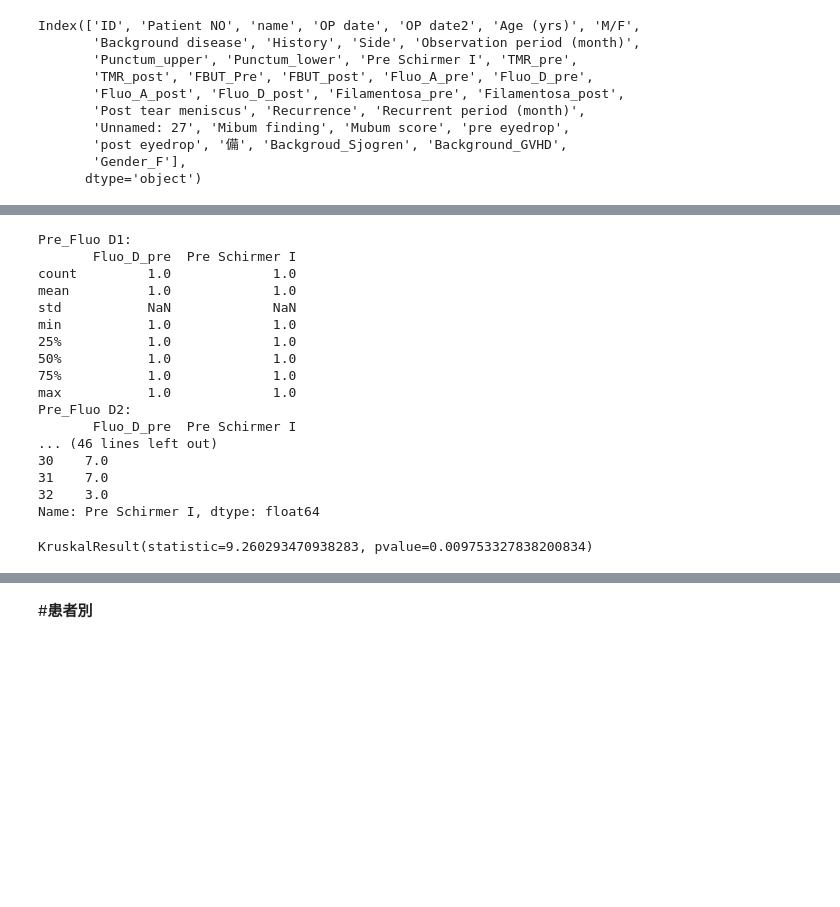
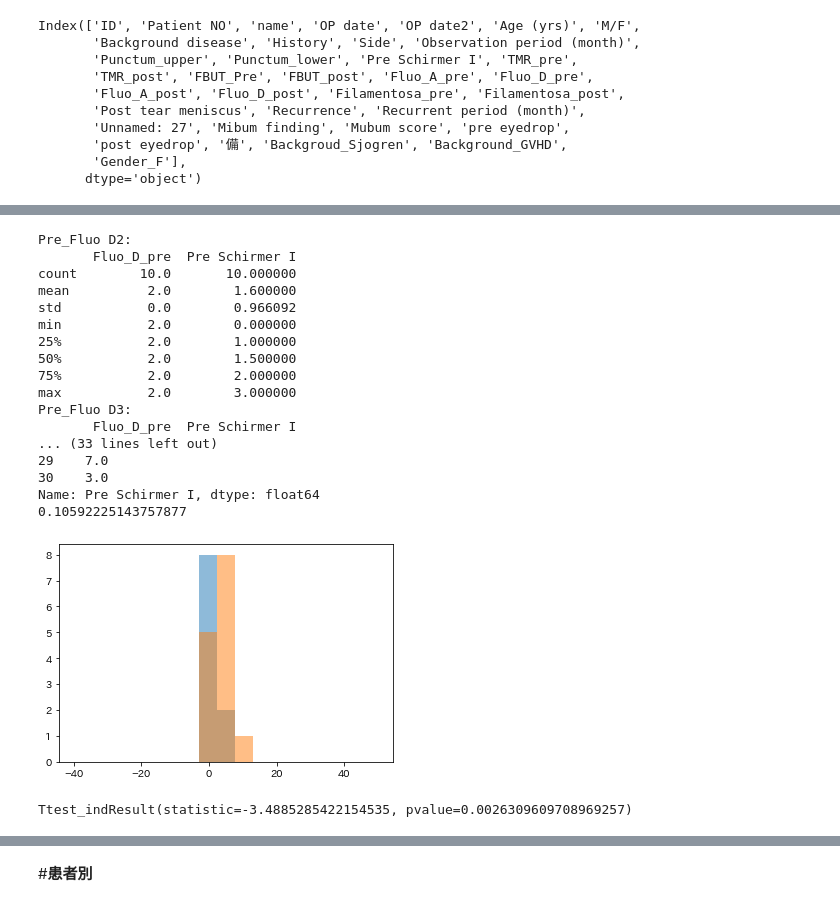
Before and after one commit to ykitaguchi77/statistics_for_articles, a Jupyter notebook: Canalicular_excision.ipynb, the cells around one changed output, grey strips where cells are left out. Cells and saved outputs as stored; diff of their text form; code cells hidden in the pictures; blank space fills up the shorter version.

```diff
--- a/Canalicular_excision.ipynb
+++ b/Canalicular_excision.ipynb
@@ -345,51 +349,59 @@ df_Z.corr()
 # %%
 from scipy import stats
+import matplotlib.pyplot as plt
+
 df_Kruskal = df_long[["Fluo_D_pre", "Pre Schirmer I"]]
-A = df_Kruskal.query("Fluo_D_pre == 1")
 B = df_Kruskal.query("Fluo_D_pre == 2")
 C = df_Kruskal.query("Fluo_D_pre == 3")
-print("Pre_Fluo D1:")
-print(A.describe())
 print("Pre_Fluo D2:")
 print(B.describe())
 print("Pre_Fluo D3:")
 print(C.describe())
 
-
-x = A["Pre Schirmer I"]
 y = B["Pre Schirmer I"]
 z = C["Pre Schirmer I"]
 
-print("Pre_Fluo D1:")
-print(x)
 print("Pre_Fluo D2:")
 print(y)
 print("Pre_Fluo D3:")
 print(z)
 
+# visualize
+bins = np.linspace(-40,50,18)
+plt.hist(y,bins,alpha=0.5)
+plt.hist(z,bins,alpha=0.5)
 
-stats.kruskal(x, y, z)
+# hypothesis testing
+result = stats.mannwhitneyu(x,y)
+print(result.pvalue)
 
-#--> シルマー値が低いほど、術前の角膜上皮障害が強い
+plt.show()
+
+#Welchのt検定
+stats.ttest_ind(y,z, equal_var = False)
+
+
+#--> シルマー値が高いほど、術前の角膜上皮障害が強い、となり実情にそぐわない
 # %% [output]
-Pre_Fluo D1:
-       Fluo_D_pre  Pre Schirmer I
-count         1.0             1.0
-mean          1.0             1.0
-std           NaN             NaN
-min           1.0             1.0
-25%           1.0             1.0
-50%           1.0             1.0
-75%           1.0             1.0
-max           1.0             1.0
 Pre_Fluo D2:
        Fluo_D_pre  Pre Schirmer I
-... (46 lines left out)
-30    7.0
-31    7.0
-32    3.0
+count        10.0       10.000000
+mean          2.0        1.600000
+std           0.0        0.966092
+min           2.0        0.000000
+25%           2.0        1.000000
+50%           2.0        1.500000
+75%           2.0        2.000000
+max           2.0        3.000000
+Pre_Fluo D3:
+       Fluo_D_pre  Pre Schirmer I
+... (33 lines left out)
+29    7.0
+30    3.0
 Name: Pre Schirmer I, dtype: float64
+0.10592225143757877
+[figure, added]
-KruskalResult(statistic=9.260293470938283, pvalue=0.009753327838200834)
+Ttest_indResult(statistic=-3.4885285422154535, pvalue=0.0026309609708969257)
 # %%
 from scipy import stats
 df_Kruskal = df_long[["Fluo_D_post", "Pre Schirmer I"]]
```
Also changed, not shown: parts of 21 cells of this notebook.
